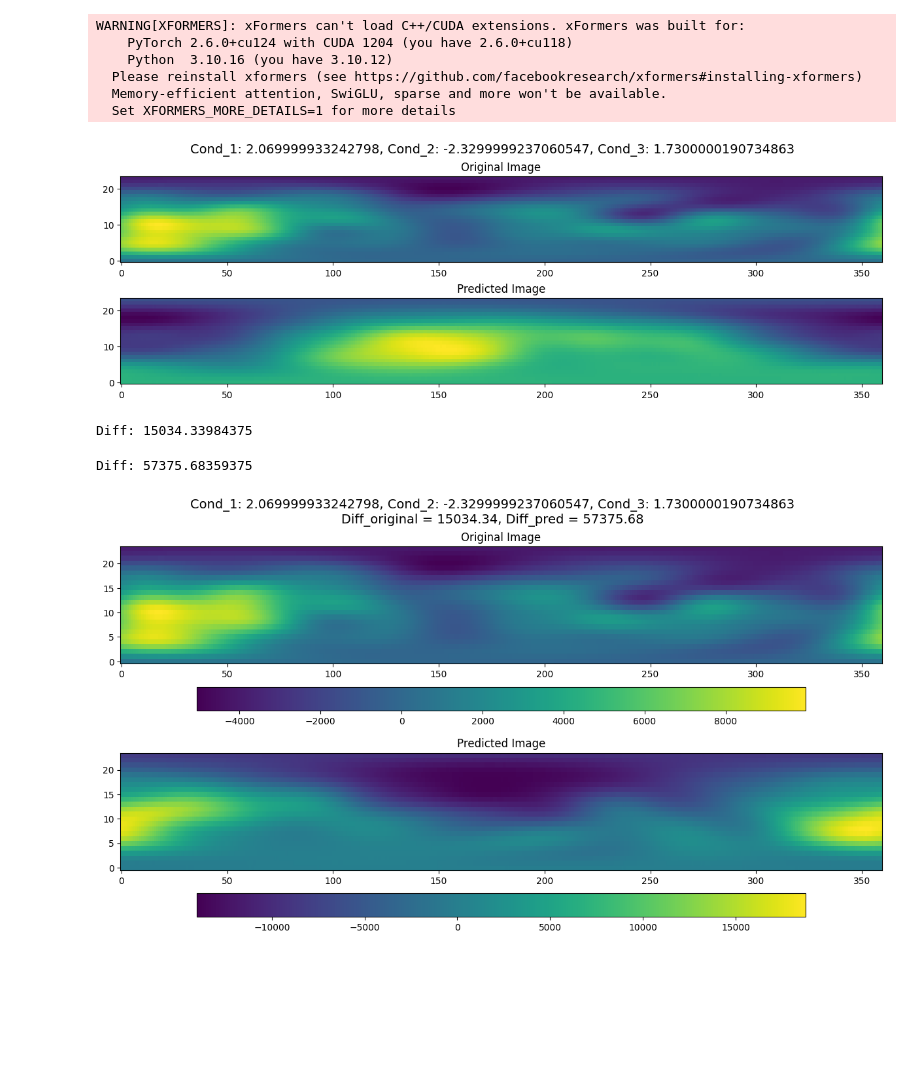
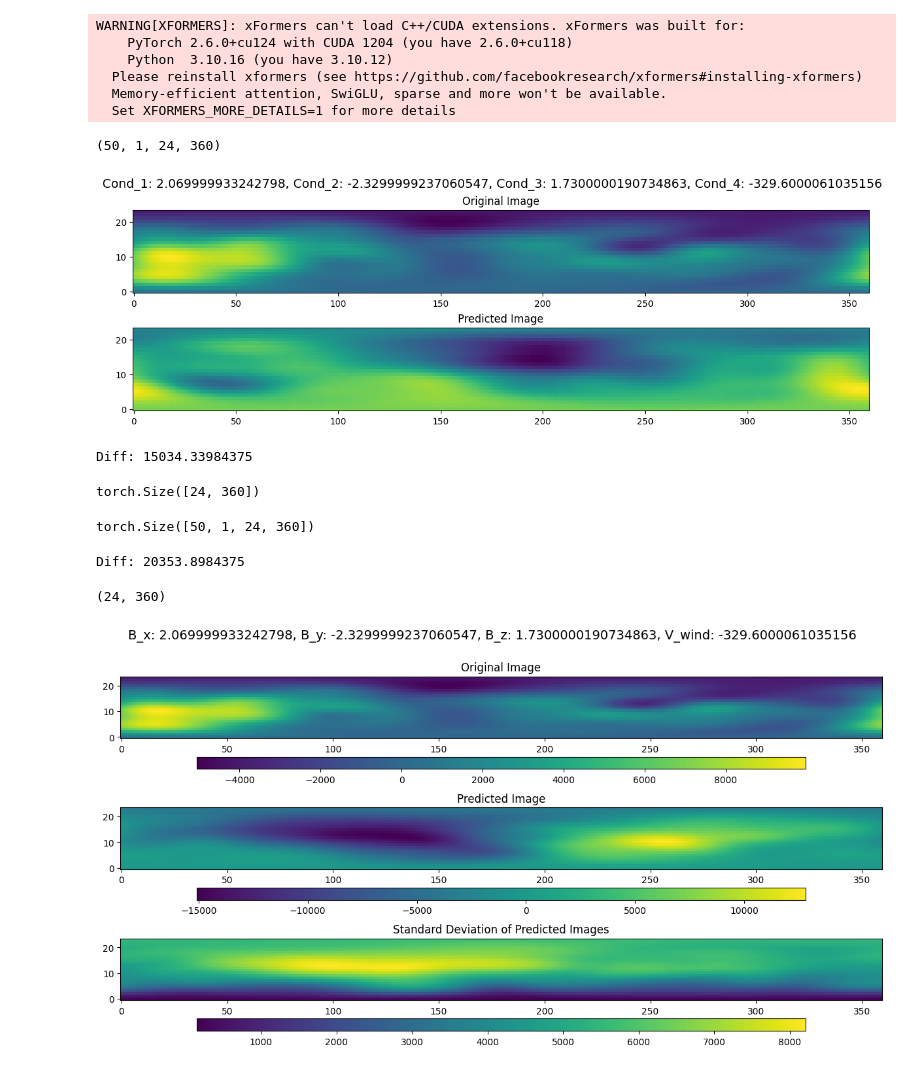
Before and after one commit to fpramunno/ionosphere_diffusion, a Jupyter notebook: notebook/visualize_results.ipynb, the cells around one changed output. Saved outputs shown, nothing was run; the diff lists cells and outputs as text; code cells hidden in the pictures; blank space fills up the shorter version.

Commit message:
Data analysis adjustments

```diff
--- a/notebook/visualize_results.ipynb
+++ b/notebook/visualize_results.ipynb
@@ -15,10 +15,14 @@ import numpy as np
 gen_data = np.load("/mnt/nas05/data01/francesco/progetto_simone/ionosphere/np_generated_data/sample.npy")
 org_data = np.load("/mnt/nas05/data01/francesco/progetto_simone/ionosphere/np_generated_data/original.npy")
 cond_data = np.load("/mnt/nas05/data01/francesco/progetto_simone/ionosphere/np_generated_data/cond.npy")
+# %%
+gen_data.shape
+# %% [output]
+(50, 1, 24, 360)
 # %%
 import matplotlib.pyplot as plt
 
-target_tensor = gen_data[4][0] #
+target_tensor = gen_data[43][0] #
 # Use a wide figure to match the (24, 360) data shape
 fig, (ax1, ax2) = plt.subplots(2, 1, figsize=(12, 4), constrained_layout=True)
 
@@ -31,77 +35,106 @@ ax2.imshow(target_tensor, origin='lower', aspect='auto')
 ax2.set_title('Predicted Image')
 
 # Add a big title
-fig.suptitle('Cond_1: {}, Cond_2: {}, Cond_3: {}'.format(cond_data[0], cond_data[1], cond_data[2]),
+fig.suptitle('Cond_1: {}, Cond_2: {}, Cond_3: {}, Cond_4: {}'.format(cond_data[0], cond_data[1], cond_data[2], cond_data[3]),
              fontsize=14)
 
 plt.show()
 # %% [output]
-[figure, old version]
+[figure, new version]
 # %%
 import torch
 
-def inverse_normalize(tensor, mean, std):
-    mean = torch.tensor(mean, device=tensor.device).view(-1, 1, 1)
-    std = torch.tensor(std, device=tensor.device).view(-1, 1, 1)
-    return tensor * std + mean
+# def inverse_normalize(tensor, mean, std):
+#     mean = torch.tensor(mean, device=tensor.device).view(-1, 1, 1)
+#     std = torch.tensor(std, device=tensor.device).view(-1, 1, 1)
+#     return tensor * std + mean
 
-original_data = inverse_normalize(torch.from_numpy(org_data), mean=[-1385.47], std=[7235.46])
-predictd_data = inverse_normalize(torch.from_numpy(gen_data), mean=[-1385.47], std=[7235.46])
+# original_data = inverse_normalize(torch.from_numpy(org_data), mean=[-1385.47], std=[7235.46])
+# predictd_data = inverse_normalize(torch.from_numpy(gen_data), mean=[-1385.47], std=[7235.46])
+
+original_data = torch.from_numpy(org_data) * 108154.0
+predictd_data = torch.from_numpy(gen_data) * 108154.0
 # %%
 torch.max(original_data)
 torch.min(original_data)
 print(f'Diff: {torch.max(original_data) - torch.min(original_data)}')
 # %% [output]
 Diff: 15034.33984375
+# %%
+original_data.shape
+# %% [output]
+torch.Size([24, 360])
+# %%
+predictd_data.shape
+# %% [output]
+torch.Size([50, 1, 24, 360])
 # %%
-torch.max(predictd_data)
-torch.min(predictd_data)
-print(f'Diff: {torch.max(predictd_data) - torch.min(predictd_data)}')
+torch.max(predictd_data[4][0])
+torch.min(predictd_data[4][0])
+print(f'Diff: {torch.max(predictd_data[4][0]) - torch.min(predictd_data[4][0])}')
 # %% [output]
-Diff: 57375.68359375
+Diff: 20353.8984375
+# %%
+torch.std(predictd_data, dim=0)[0].numpy().shape
+# %% [output]
+(24, 360)
 # %%
 import matplotlib.pyplot as plt
 from mpl_toolkits.axes_grid1.inset_locator import inset_axes
 
 # Create figure with vertical stacking
-fig, (ax1, ax2) = plt.subplots(2, 1, figsize=(12, 6), constrained_layout=True, gridspec_kw={'hspace': 0.3} )
+fig, (ax1, ax2, ax3) = plt.subplots(3, 1, figsize=(12, 6), constrained_layout=True, gridspec_kw={'hspace': 0.3} )
 
 # Plot the original image
-im1 = ax1.imshow(original_data[0].numpy(), origin='lower', aspect='auto')
+im1 = ax1.imshow(original_data.numpy(), origin='lower', aspect='auto')
 ax1.set_title('Original Image')
 
 # Add horizontal colorbar under ax1
 cax1 = inset_axes(ax1,
                   width="80%",  # width relative to ax1
                   height="20%",  # height in %
                   loc='lower center',
-                  bbox_to_anchor=(0, -0.4, 1, 1),
+                  bbox_to_anchor=(0, -0.5, 1, 1),
                   bbox_transform=ax1.transAxes,
                   borderpad=0)
 plt.colorbar(im1, cax=cax1, orientation='horizontal')
 
 # Plot the predicted image
-im2 = ax2.imshow(predictd_data[20][0].numpy(), origin='lower', aspect='auto')
+im2 = ax2.imshow(predictd_data[31][0].numpy(), origin='lower', aspect='auto')
 ax2.set_title('Predicted Image')
 
 # Add horizontal colorbar under ax2
 cax2 = inset_axes(ax2,
                   width="80%",
                   height="20%",
                   loc='lower center',
-                  bbox_to_anchor=(0, -0.4, 1, 1),
+                  bbox_to_anchor=(0, -0.5, 1, 1),
                   bbox_transform=ax2.transAxes,
                   borderpad=0)
 plt.colorbar(im2, cax=cax2, orientation='horizontal')
 
+# Plot the predicted image
+im3 = ax3.imshow(torch.std(predictd_data, dim=0)[0].numpy(), origin='lower', aspect='auto')
+ax3.set_title('Standard Deviation of Predicted Images')
+
+# Add horizontal colorbar under ax2
+cax3 = inset_axes(ax3,
+                  width="80%",
+                  height="20%",
+                  loc='lower center',
+                  bbox_to_anchor=(0, -0.5, 1, 1),
+                  bbox_transform=ax3.transAxes,
+                  borderpad=0)
+plt.colorbar(im3, cax=cax3, orientation='horizontal')
+
 # Add a big title
 fig.suptitle(
-    f'Cond_1: {cond_data[0]}, Cond_2: {cond_data[1]}, Cond_3: {cond_data[2]}\n'
-    f'Diff_original = {torch.max(original_data) - torch.min(original_data):.2f}, '
-    f'Diff_pred = {torch.max(predictd_data) - torch.min(predictd_data):.2f}',
+    f'B_x: {cond_data[0]}, B_y: {cond_data[1]}, B_z: {cond_data[2]}, V_wind: {cond_data[3]}\n',
+    # f'Diff_original = {torch.max(original_data) - torch.min(original_data):.2f}, '
+    # f'Diff_pred = {torch.max(predictd_data) - torch.min(predictd_data):.2f}',
     fontsize=14
 )
 
 plt.show()
 # %% [output]
-[figure, old version]
+[figure, new version]
```
Also changed, not shown: 3 other files.
